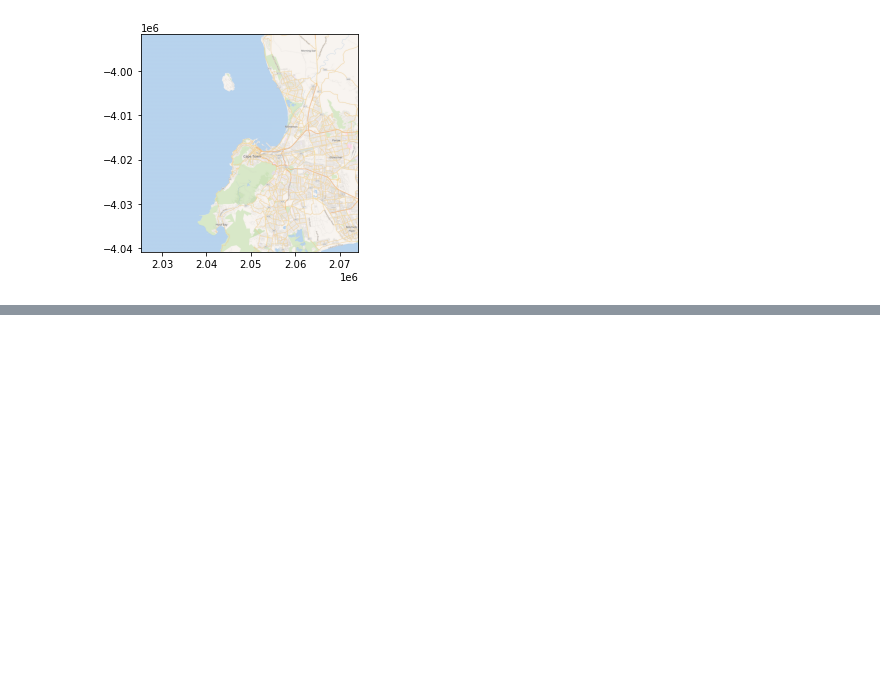
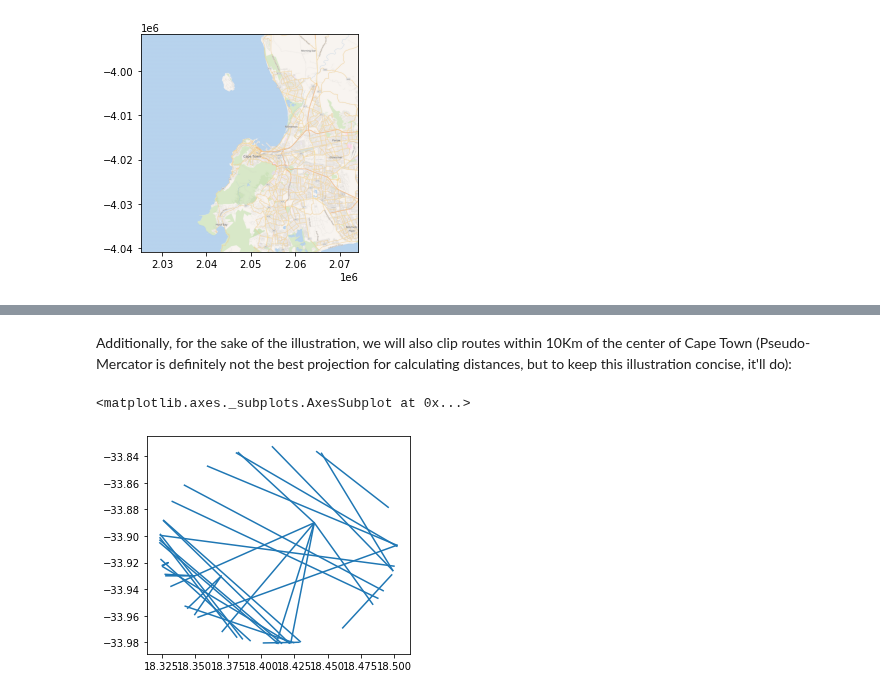
Before and after one commit to geopandas/contextily, a Jupyter notebook: notebooks/working_with_local_files.ipynb, the cells around one changed output, grey strips where cells are left out. Saved outputs shown, nothing was run; the diff lists cells and outputs as text; code cells hidden in the pictures; blank space fills up the shorter version.

```diff
--- a/notebooks/working_with_local_files.ipynb
+++ b/notebooks/working_with_local_files.ipynb
@@ -100,0 +128,14 @@ First, let's return to the CLIWOC example above. If we wanted to add a basemap f
+# %% [markdown]
+Additionally, for the sake of the illustration, we will also clip routes within 10Km of the center of Cape Town (Pseudo-Mercator is definitely not the best projection for calculating distances, but to keep this illustration concise, it'll do):
+# %%
+cape_town_buffer = geopandas.GeoDataFrame({"geometry": bb_poly.centroid.buffer(10000)},
+                                          crs=bb_poly.crs
+                                         )
+cliwoc_cape_town_buffer = geopandas.overlay(cliwoc,
+                                            cape_town_buffer.to_crs(cliwoc.crs),
+                                            how="intersection"
+                                           )
+cliwoc_cape_town_buffer.plot()
+# %% [output]
+<matplotlib.axes._subplots.AxesSubplot at 0x...>
+[figure, added]
```
Also changed, not shown: parts of 25 cells of this notebook.
